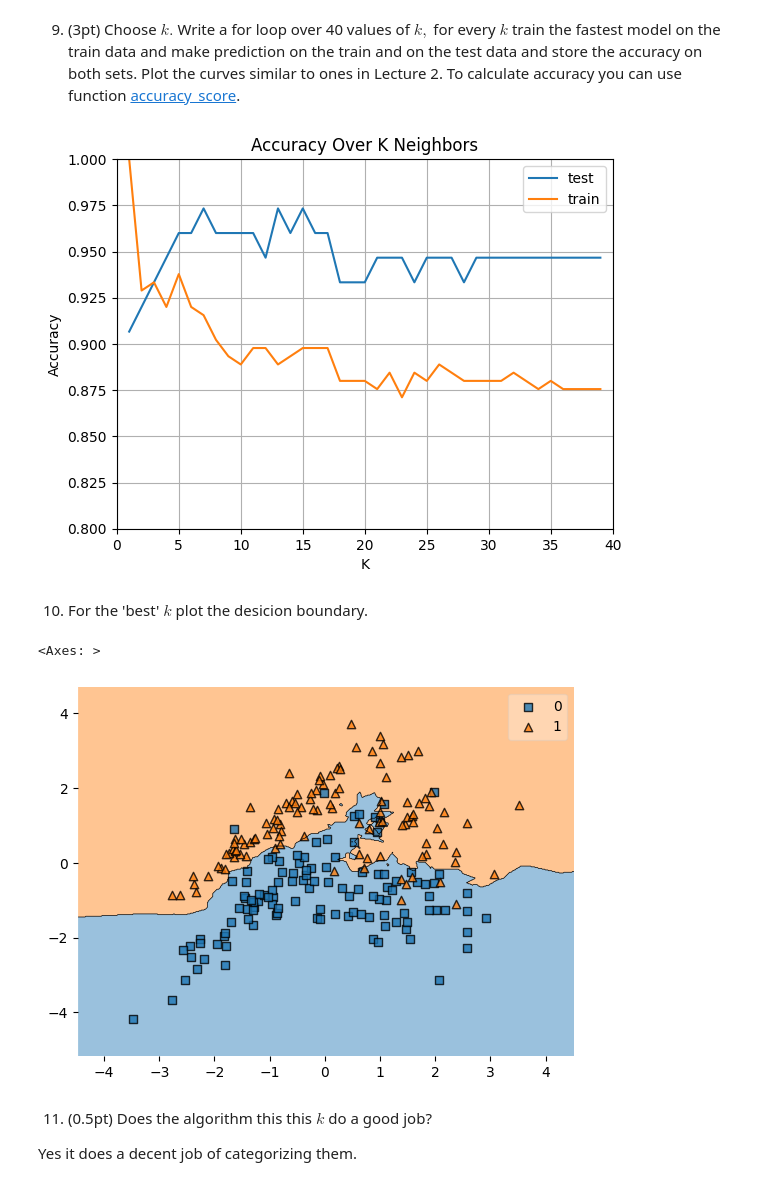
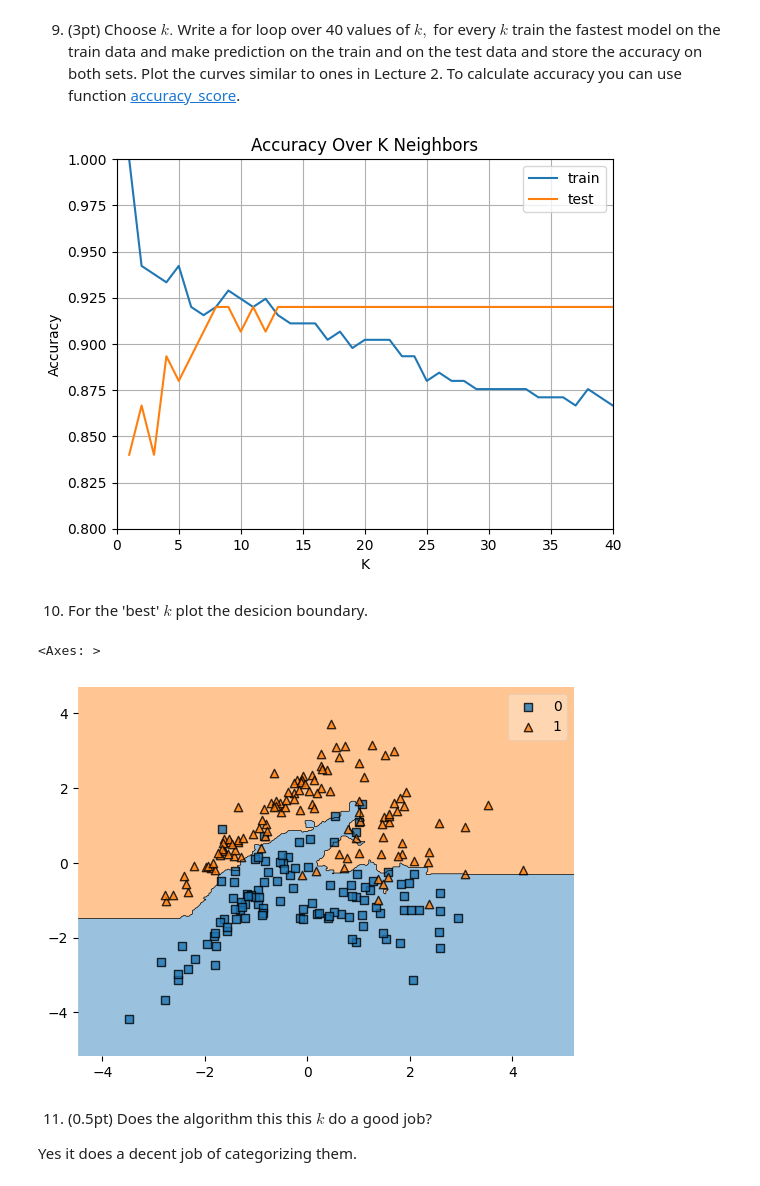
Before and after one commit to YKhalitov/College-Projects, a Jupyter notebook: RIT-Projects/Machine Learning - CSCI 335/HW1.ipynb, the cells around one changed output. Cells and saved outputs as stored; diff of their text form; code cells hidden in the pictures.

```diff
--- a/RIT-Projects/Machine Learning - CSCI 335/HW1.ipynb
+++ b/RIT-Projects/Machine Learning - CSCI 335/HW1.ipynb
@@ -173,7 +174,7 @@ plot_decision_regions(X_train,y_train,clf_2)
 # %% [markdown]
 8. (2.5pt) Now, use the built-in class [KNeighborsClassifier](https://scikit-learn.org/stable/modules/generated/sklearn.neighbors.KNeighborsClassifier.html). Think about what parameter to use in order to get the same plot as above.
 # %%
-clf_3 = KNeighborsClassifier(n_neighbors = 1)
+clf_3 = KNeighborsClassifier(n_neighbors = 1, metric = 'manhattan')
 # %%
 # fit the model on the training data
 start_time = time.time()
@@ -194,17 +195,17 @@ train_set = []
 test_set = []
 x_axis = []
 
-for k in range(1, 40):
-  clf_3 = KNeighborsClassifier(k)
+for k in range(1, 41):
+  clf_4 = KNeighborsClassifier(k, metric = 'manhattan')
   # fit the model on the training data
-  clf_3.fit(X_train,y_train)
+  clf_4.fit(X_train,y_train)
 
-  train_set.append(accuracy_score(y_train, clf_3.predict(X_train)))
-  test_set.append(accuracy_score(y_test, clf_3.predict(X_test)))
+  train_set.append(accuracy_score(y_train, clf_4.predict(X_train)))
+  test_set.append(accuracy_score(y_test, clf_4.predict(X_test)))
   x_axis.append(k)
 # %%
+plt.plot(x_axis, train_set, label="train")
 plt.plot(x_axis, test_set, label="test")
-plt.plot(x_axis, train_set, label="train")
 
 plt.ylabel('Accuracy')
 plt.xlabel('K')
@@ -216,16 +217,16 @@ plt.legend(loc="upper right")
 plt.axis([0, 40, 0.8, 1])
 plt.show()
 # %% [output]
-[figure, old version]
+[figure, new version]
 # %% [markdown]
 10. For the 'best' $k$ plot the desicion boundary.
 # %%
-clf_3 = KNeighborsClassifier(6)
-clf_3.fit(X_train,y_train)
-plot_decision_regions(X_train,y_train,clf_3)
+clf_best = KNeighborsClassifier(6, metric = 'manhattan')
+clf_best.fit(X_train,y_train)
+plot_decision_regions(X_train,y_train,clf_best)
 # %% [output]
 <Axes: >
-[figure, old version]
+[figure, new version]
 # %% [markdown]
 11. (0.5pt) Does the algorithm this this $k$ do a good job?
 
```
Also changed, not shown: parts of 12 cells of this notebook.
